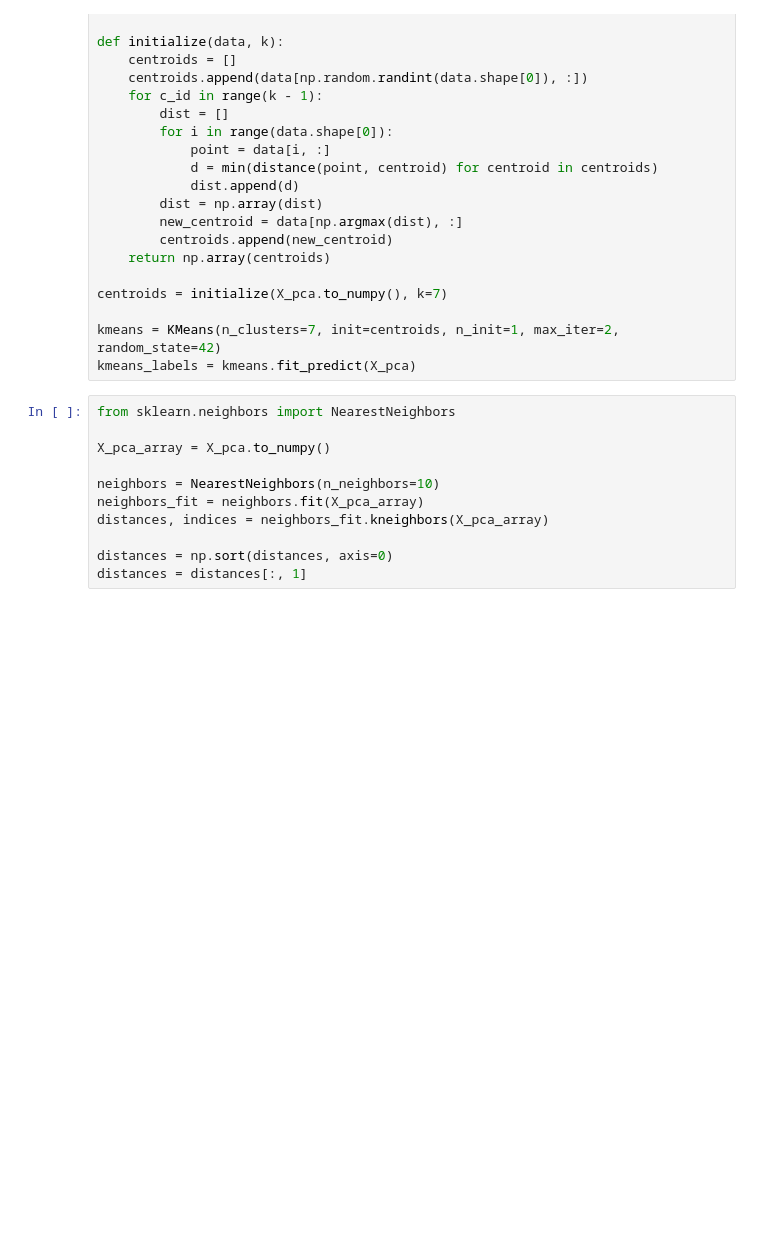
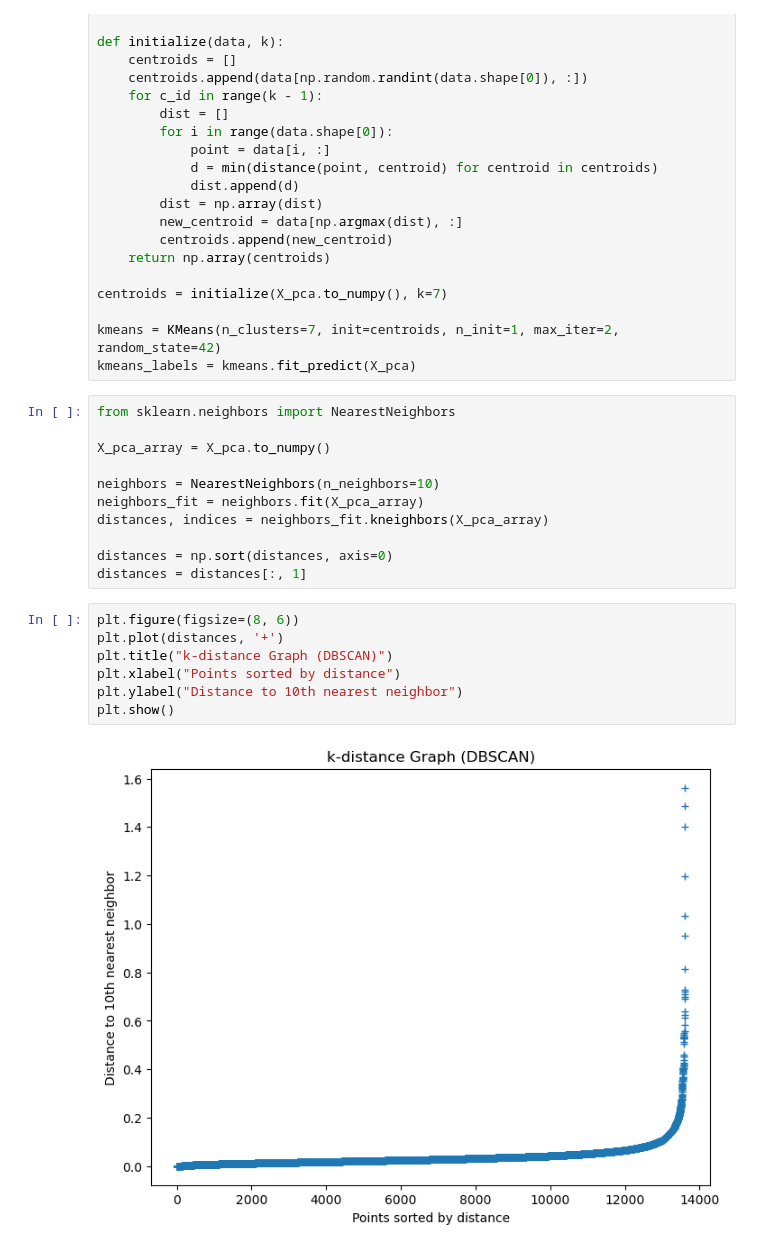
Before and after one commit to Jatin-s16/Bean, a Jupyter notebook: Bean_repo.ipynb, the cells around one changed output. Cells and saved outputs as stored; diff of their text form; blank space fills up the shorter version.

Commit message:
KNN_graph

```diff
--- a/Bean_repo.ipynb
+++ b/Bean_repo.ipynb
@@ -204,3 +204,12 @@ distances, indices = neighbors_fit.kneighbors(X_pca_array)
 
 distances = np.sort(distances, axis=0)
 distances = distances[:, 1]
+# %%
+plt.figure(figsize=(8, 6))
+plt.plot(distances, '+')
+plt.title("k-distance Graph (DBSCAN)")
+plt.xlabel("Points sorted by distance")
+plt.ylabel("Distance to 10th nearest neighbor")
+plt.show()
+# %% [output]
+[figure, added]
```
